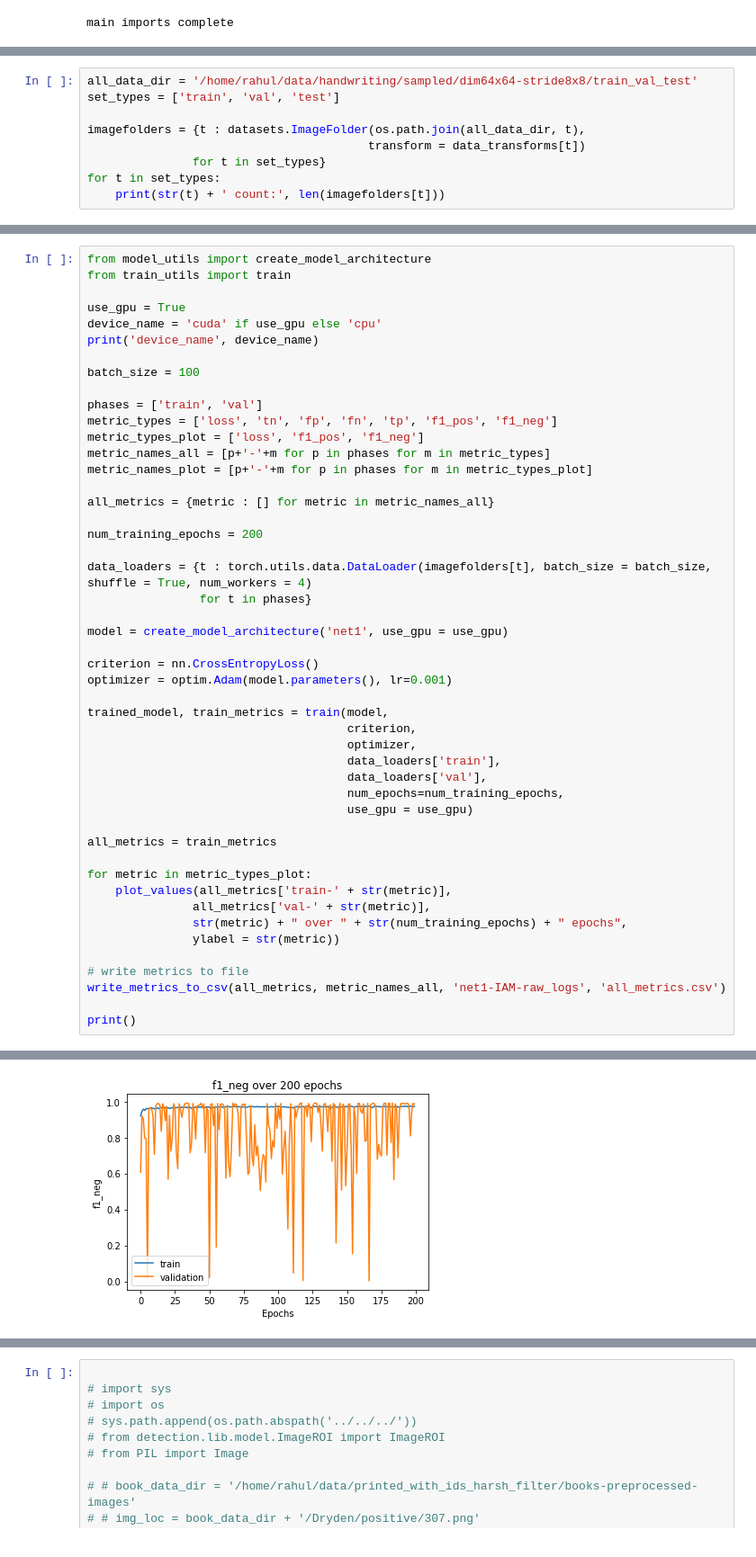
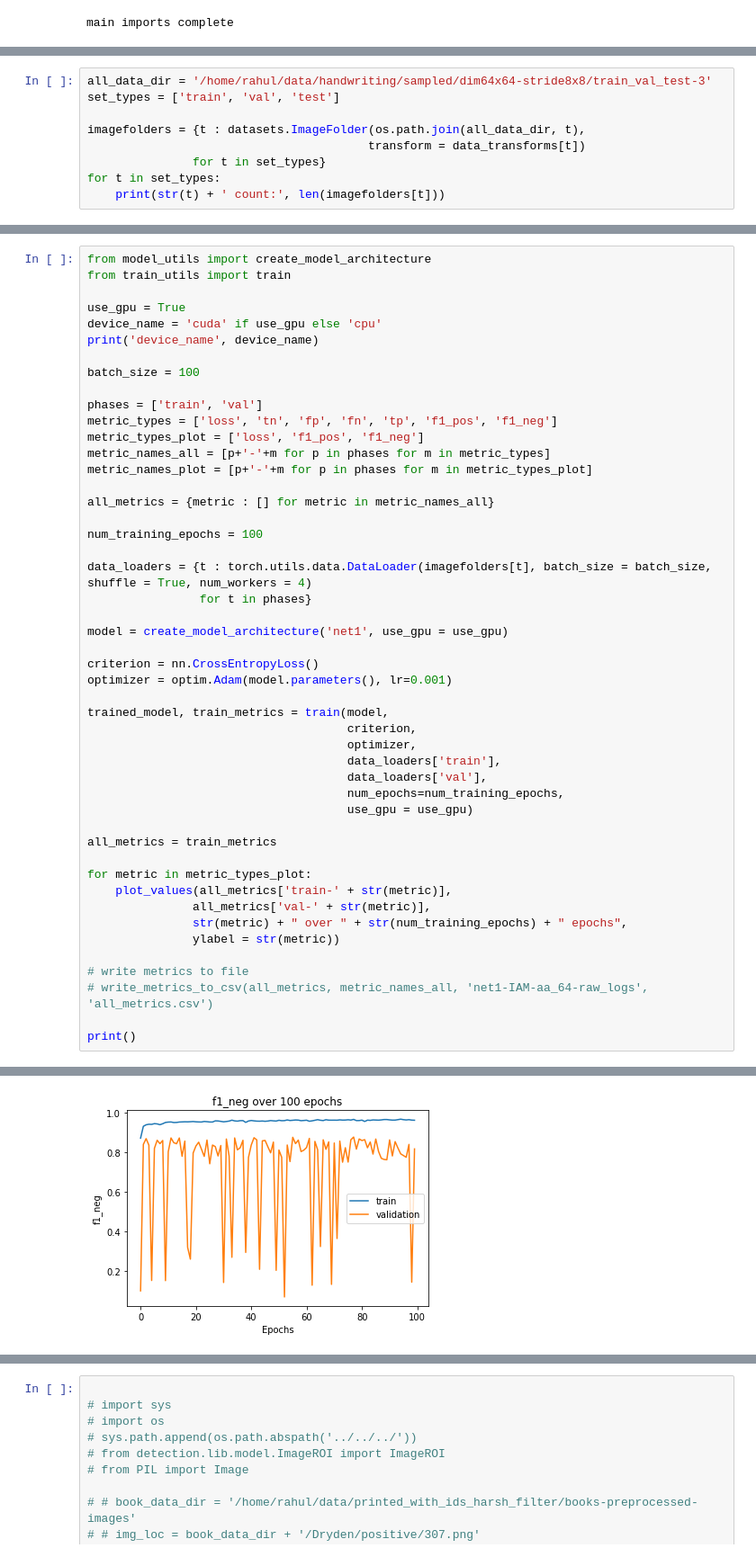
Before and after one commit to collectionslab/Omniscribe, a Jupyter notebook: experiments/cnn/notebooks/IAM_dataset-simple_val-1.ipynb, the cells around one changed output, grey strips where cells are left out. Shown at 90% size. Drawn from its saved outputs; the diff is of its cells as text.

Commit message:
ran simple val with zooniverse data.

```diff
--- a/experiments/cnn/notebooks/IAM_dataset-simple_val-1.ipynb
+++ b/experiments/cnn/notebooks/IAM_dataset-simple_val-1.ipynb
@@ -87,7 +87,7 @@ data_transforms = net1_data_transforms
 # %% [output]
 Set up data transforms.
 # %%
-all_data_dir = '/home/rahul/data/handwriting/sampled/dim64x64-stride8x8/train_val_test'
+all_data_dir = '/home/rahul/data/handwriting/sampled/dim64x64-stride8x8/train_val_test-3'
 set_types = ['train', 'val', 'test']
 
 imagefolders = {t : datasets.ImageFolder(os.path.join(all_data_dir, t),
@@ -117,7 +117,7 @@ metric_names_plot = [p+'-'+m for p in phases for m in metric_types_plot]
 
 all_metrics = {metric : [] for metric in metric_names_all}
 
-num_training_epochs = 200
+num_training_epochs = 100
 
 data_loaders = {t : torch.utils.data.DataLoader(imagefolders[t], batch_size = batch_size, shuffle = True, num_workers = 4)
                 for t in phases}
@@ -144,7 +144,7 @@ for metric in metric_types_plot:
                ylabel = str(metric))
 
 # write metrics to file
-write_metrics_to_csv(all_metrics, metric_names_all, 'net1-IAM-raw_logs', 'all_metrics.csv')
+# write_metrics_to_csv(all_metrics, metric_names_all, 'net1-IAM-aa_64-raw_logs', 'all_metrics.csv')
 
 print()
 # %% [output]
@@ -174 +174 @@ Average Validation Score: 0.8793965698556311
-[figure, old version]
+[figure, new version]
```
Also changed, not shown: parts of 4 cells of this notebook.
